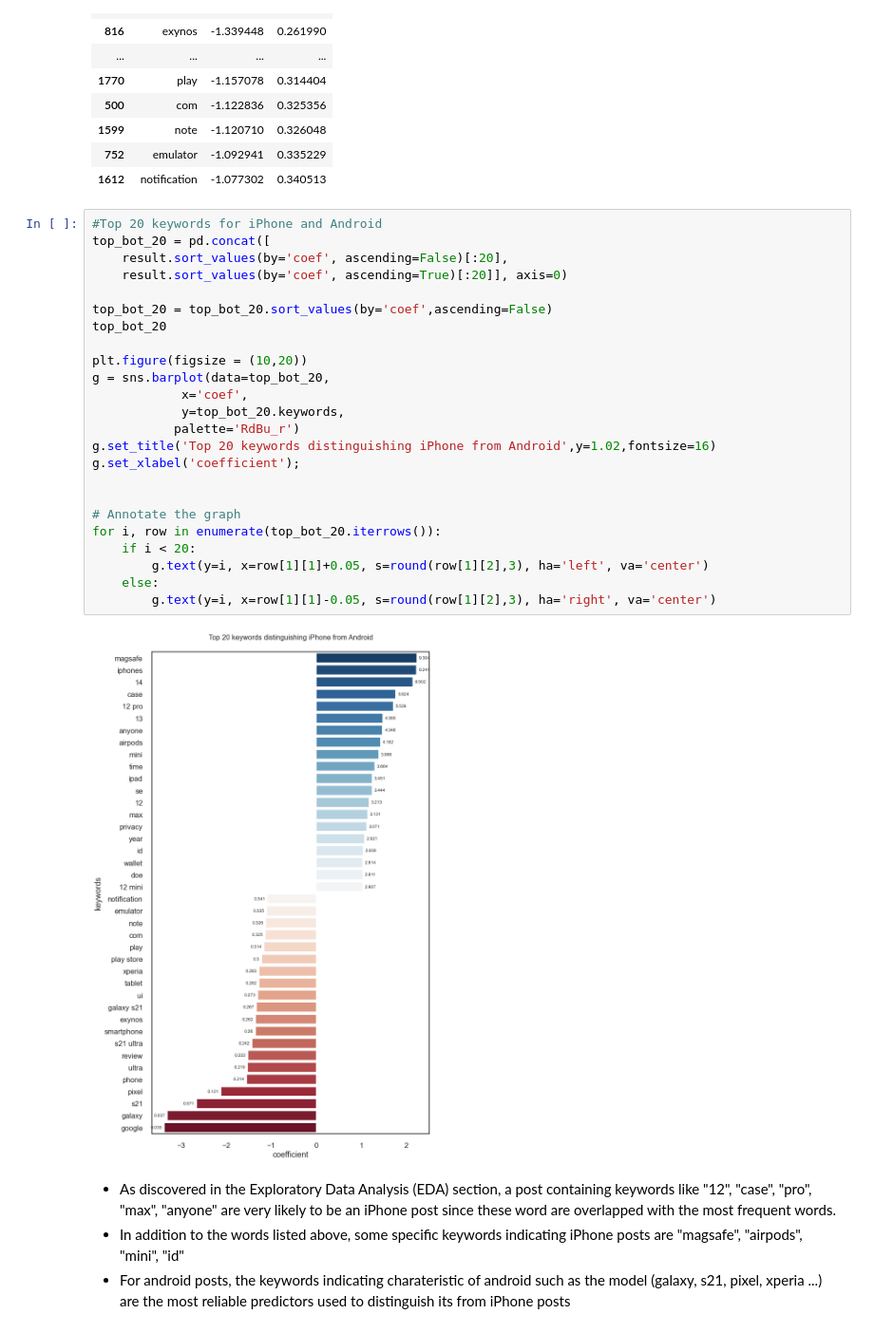
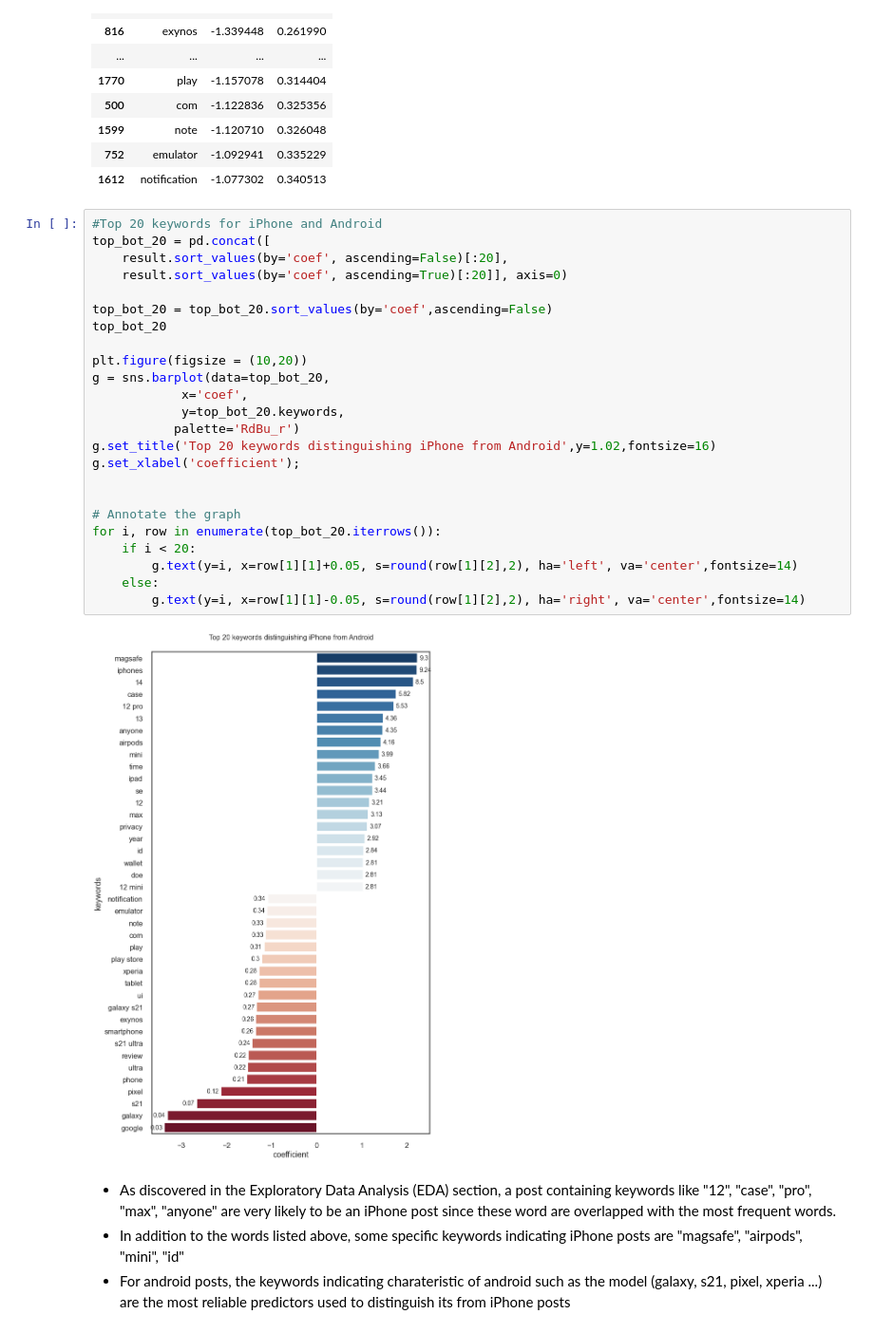
Before and after one commit to Joeycooky/DSI_Project_3, a Jupyter notebook: code/iPhone VS Android.ipynb, the cells around one changed output. Shown at 95% size. Drawn from its saved outputs; the diff is of its cells as text.

```diff
--- a/code/iPhone VS Android.ipynb
+++ b/code/iPhone VS Android.ipynb
@@ -883,29 +883,29 @@ result.sort_values(by='exp_coef',ascending=True)[:20]
 # %%
 #Top 20 keywords for iPhone and Android
 top_bot_20 = pd.concat([
     result.sort_values(by='coef', ascending=False)[:20],
     result.sort_values(by='coef', ascending=True)[:20]], axis=0)
 
 top_bot_20 = top_bot_20.sort_values(by='coef',ascending=False)
 top_bot_20
 
 plt.figure(figsize = (10,20))
 g = sns.barplot(data=top_bot_20,
             x='coef',
             y=top_bot_20.keywords,
            palette='RdBu_r')
 g.set_title('Top 20 keywords distinguishing iPhone from Android',y=1.02,fontsize=16)
 g.set_xlabel('coefficient');
 
 
 # Annotate the graph
 for i, row in enumerate(top_bot_20.iterrows()):
     if i < 20:
-        g.text(y=i, x=row[1][1]+0.05, s=round(row[1][2],3), ha='left', va='center')
+        g.text(y=i, x=row[1][1]+0.05, s=round(row[1][2],2), ha='left', va='center',fontsize=14)
     else:
-        g.text(y=i, x=row[1][1]-0.05, s=round(row[1][2],3), ha='right', va='center')
+        g.text(y=i, x=row[1][1]-0.05, s=round(row[1][2],2), ha='right', va='center',fontsize=14)
 # %% [output]
-[figure, old version]
+[figure, new version]
 # %% [markdown]
 - As discovered in the Exploratory Data Analysis (EDA) section, a post containing keywords like "12", "case", "pro", "max", "anyone" are very likely to be an iPhone post since these word are overlapped with the most frequent words.
 - In addition to the words listed above, some specific keywords indicating iPhone posts are "magsafe", "airpods", "mini", "id"
```
Also changed, not shown: 1 other file.
